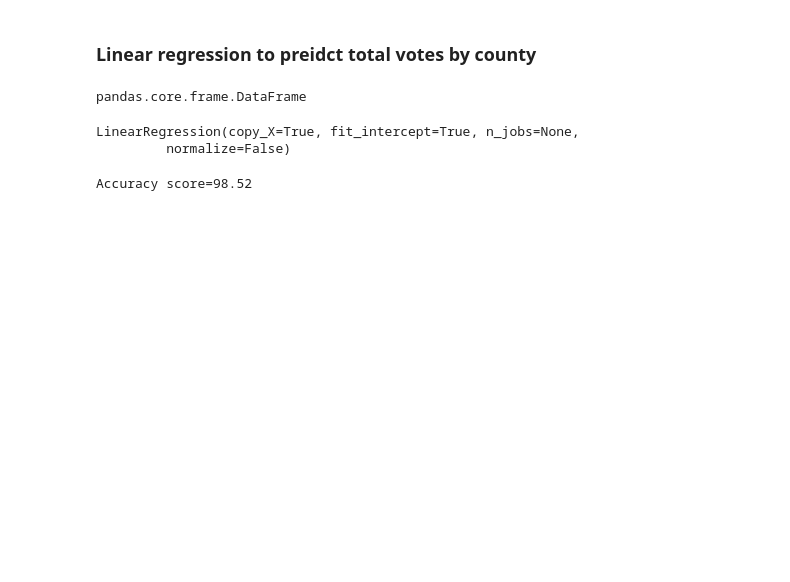
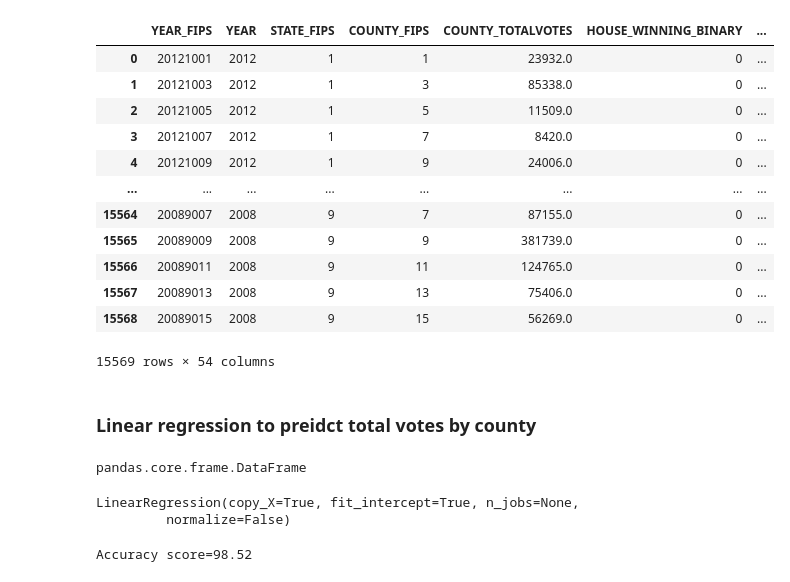
Before and after one commit to ehuang13/w210-presidential-election, a Jupyter notebook: harith/notebook/2020 Prediction Pipeline.ipynb, the cells around one changed output. Drawn from its saved outputs; the diff is of its cells as text; code cells hidden in the pictures; blank space fills up the shorter version.

```diff
--- a/harith/notebook/2020 Prediction Pipeline.ipynb
+++ b/harith/notebook/2020 Prediction Pipeline.ipynb
@@ -29,5 +29,21 @@ data_historical.describe()
 | 50% | 7784.000000 | 11009.000000 | 2.008210e+08 | 2008.000000 | 29.000000 | 77.000000 | 6.295000e+03 | 3.927000e+03 | ... |
 | 75% | 11676.000000 | 14932.000000 | 2.012391e+08 | 2012.000000 | 46.000000 | 133.000000 | 1.593700e+04 | 1.070100e+04 | ... |
 | max | 15568.000000 | 18854.000000 | 2.016560e+08 | 2016.000000 | 56.000000 | 840.000000 | 1.076225e+06 | 2.464364e+06 | ... |
+# %%
+data_historical
+# %% [output]
+|  | YEAR_FIPS | YEAR | STATE_FIPS | COUNTY_FIPS | COUNTY_TOTALVOTES | HOUSE_WINNING_BINARY | ... |
+| 0 | 20121001 | 2012 | 1 | 1 | 23932.0 | 0 | ... |
+| 1 | 20121003 | 2012 | 1 | 3 | 85338.0 | 0 | ... |
+| 2 | 20121005 | 2012 | 1 | 5 | 11509.0 | 0 | ... |
+| 3 | 20121007 | 2012 | 1 | 7 | 8420.0 | 0 | ... |
+| 4 | 20121009 | 2012 | 1 | 9 | 24006.0 | 0 | ... |
+| ... | ... | ... | ... | ... | ... | ... | ... |
+| 15564 | 20089007 | 2008 | 9 | 7 | 87155.0 | 0 | ... |
+| 15565 | 20089009 | 2008 | 9 | 9 | 381739.0 | 0 | ... |
+| 15566 | 20089011 | 2008 | 9 | 11 | 124765.0 | 0 | ... |
+| 15567 | 20089013 | 2008 | 9 | 13 | 75406.0 | 0 | ... |
+| 15568 | 20089015 | 2008 | 9 | 15 | 56269.0 | 0 | ... |
+15569 rows × 54 columns
 # %%
 #1. linear regression to preidct total votes by county
```
Also changed, not shown: parts of 12 cells of this notebook, 3 other files.
